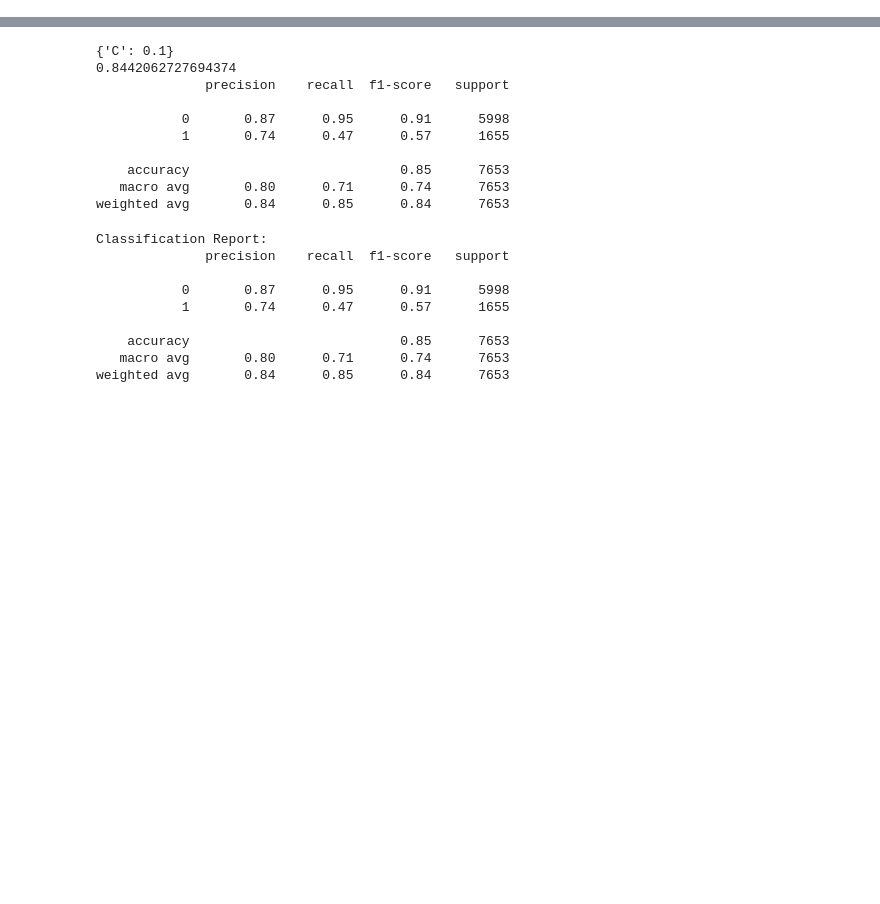
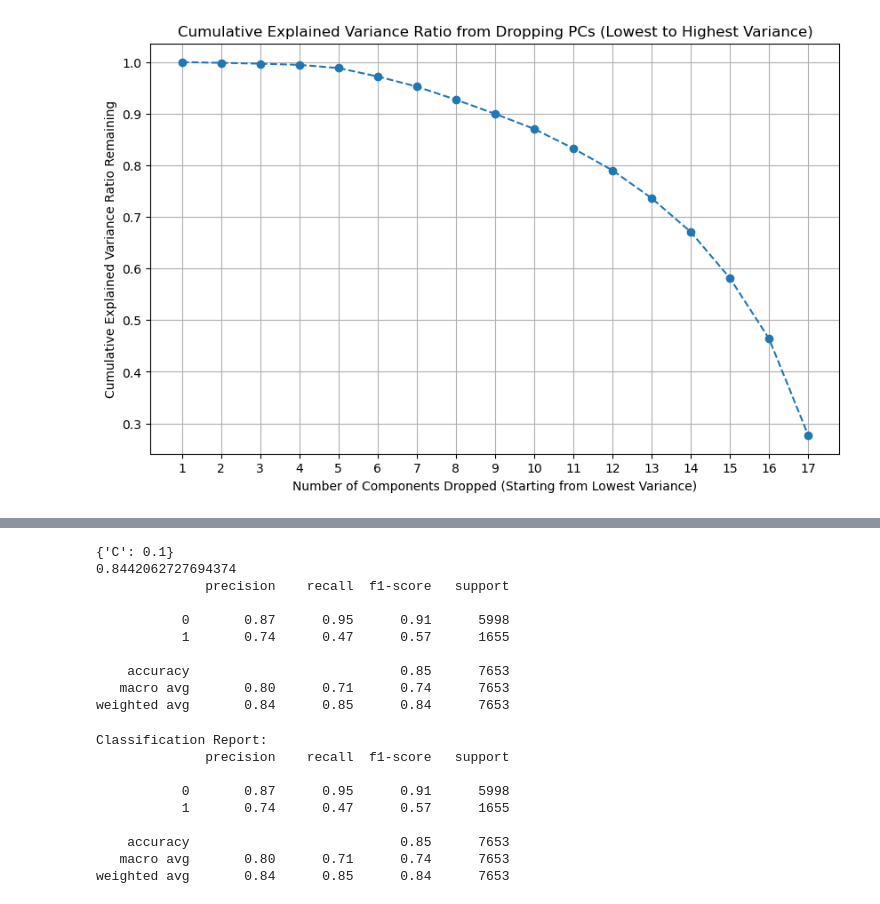
Before and after one commit to HYS20010113/2565-ML-Final-Project, a Jupyter notebook: ENN.ipynb, the cells around one changed output, grey strips where cells are left out. Cells and saved outputs as stored; diff of their text form; code cells hidden in the pictures; blank space fills up the shorter version.

```diff
--- a/ENN.ipynb
+++ b/ENN.ipynb
@@ -25,0 +243,18 @@ from sklearn.metrics import confusion_matrix
+# %%
+# Sort the explained variance ratios in ascending order
+sorted_variance_ratios = np.sort(pca.explained_variance_ratio_)
+
+# Calculate the cumulative explained variance ratio in reverse after sorting
+cumulative_variance_ratio = np.cumsum(sorted_variance_ratios[::-1])[::-1]
+
+# Generating the plot
+plt.figure(figsize=(10, 6))
+plt.plot(range(1, len(cumulative_variance_ratio) + 1), cumulative_variance_ratio, marker='o', linestyle='--')
+plt.title('Cumulative Explained Variance Ratio from Dropping PCs (Lowest to Highest Variance)')
+plt.xlabel('Number of Components Dropped (Starting from Lowest Variance)')
+plt.ylabel('Cumulative Explained Variance Ratio Remaining')
+plt.xticks(range(1, len(cumulative_variance_ratio) + 1))
+plt.grid(True)
+plt.show()
+# %% [output]
+[figure, added]
```
Also changed, not shown: parts of 35 cells of this notebook.
